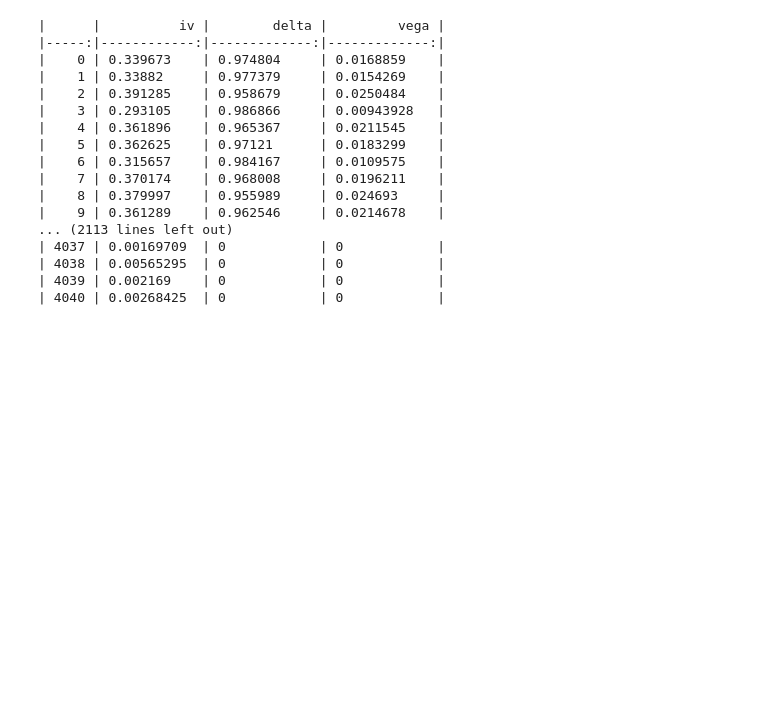
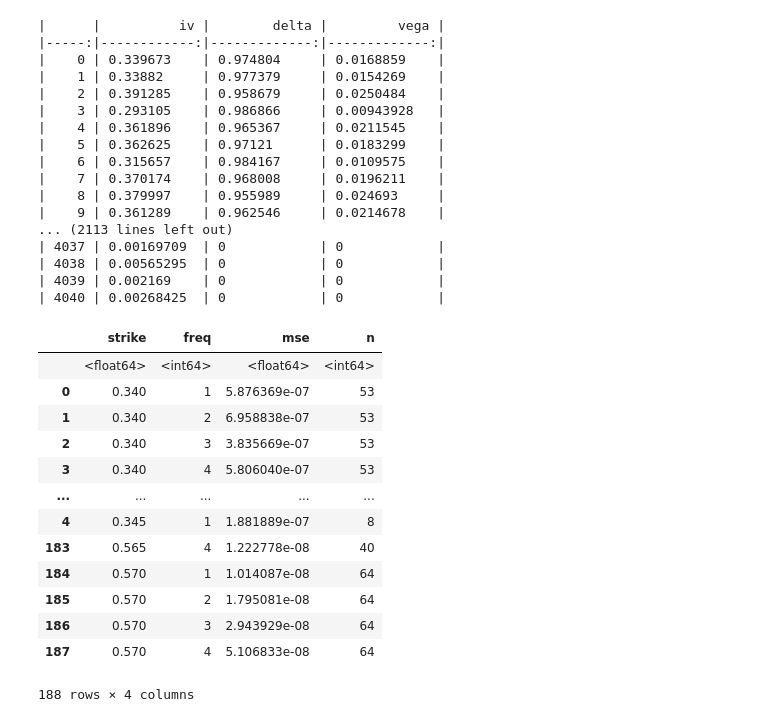
Before and after one commit to JuusoAsd/finaeng1, a Jupyter notebook: assignment_1.ipynb, the cells around one changed output. Cells and saved outputs as stored; diff of their text form; code cells hidden in the pictures; blank space fills up the shorter version.

```diff
--- a/assignment_1.ipynb
+++ b/assignment_1.ipynb
@@ -212,6 +211,23 @@ print(df_data[['iv','delta','vega']].to_markdown())
 | 4038 | 0.00565295  | 0            | 0            |
 | 4039 | 0.002169    | 0            | 0            |
 | 4040 | 0.00268425  | 0            | 0            |
+# %%
+hedge_data
+# %% [output]
+|  | strike | freq | mse | n |
+|  | <float64> | <int64> | <float64> | <int64> |
+| 0 | 0.340 | 1 | 5.876369e-07 | 53 |
+| 1 | 0.340 | 2 | 6.958838e-07 | 53 |
+| 2 | 0.340 | 3 | 3.835669e-07 | 53 |
+| 3 | 0.340 | 4 | 5.806040e-07 | 53 |
+| ... | ... | ... | ... | ... |
+| 4 | 0.345 | 1 | 1.881889e-07 | 8 |
+| 183 | 0.565 | 4 | 1.222778e-08 | 40 |
+| 184 | 0.570 | 1 | 1.014087e-08 | 64 |
+| 185 | 0.570 | 2 | 1.795081e-08 | 64 |
+| 186 | 0.570 | 3 | 2.943929e-08 | 64 |
+| 187 | 0.570 | 4 | 5.106833e-08 | 64 |
+188 rows × 4 columns
 # %%
 fig, ax = plt.subplots(figsize=(12, 6))
 
```
Also changed, not shown: parts of 12 cells of this notebook.
